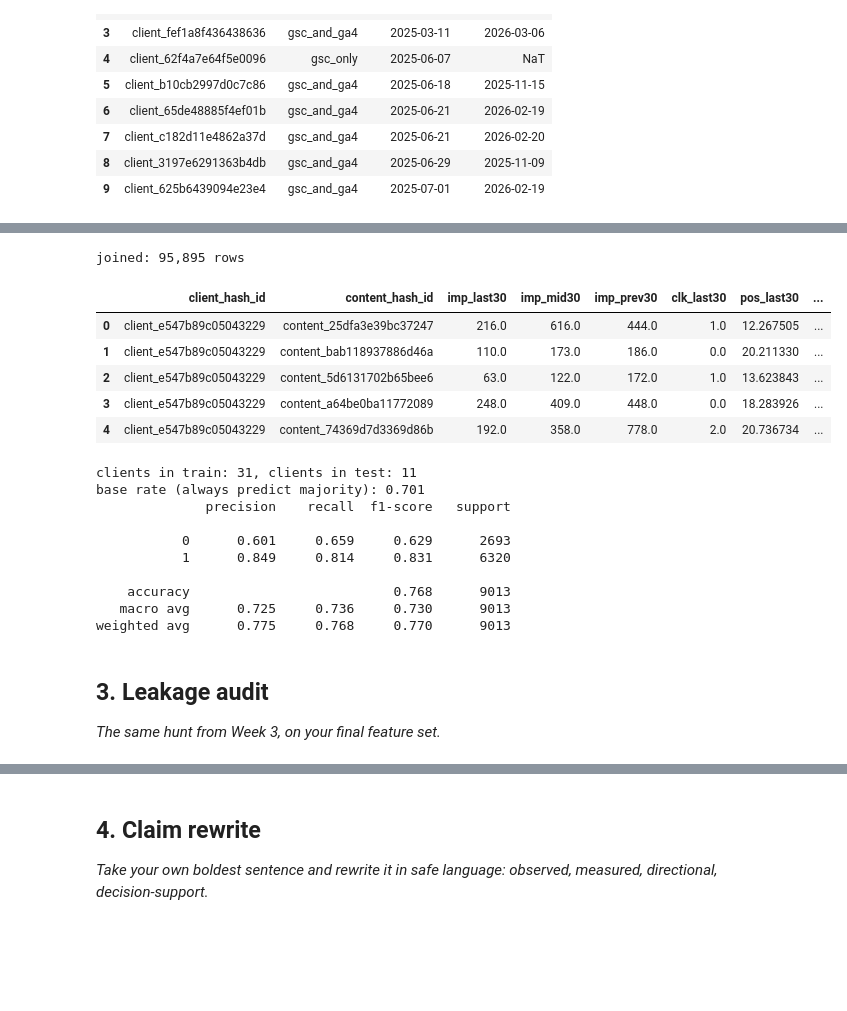
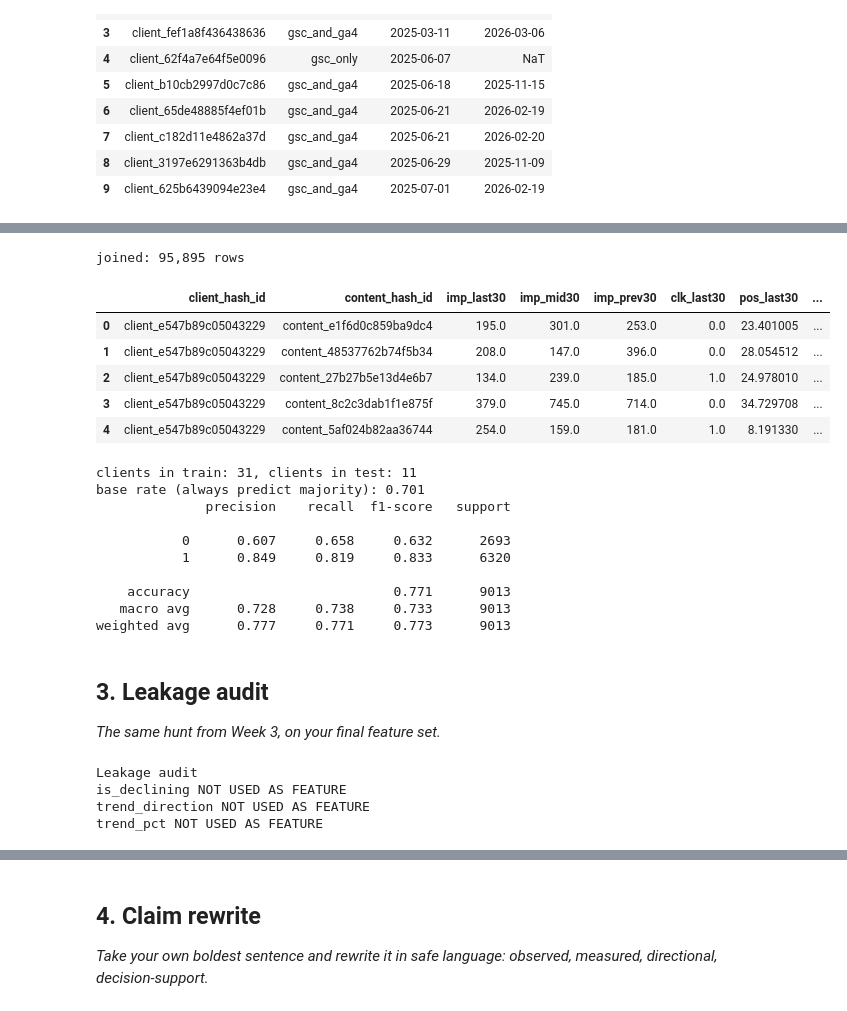
Before and after one commit to Sudharshansirikonda/flyrank-ml-internship-starter, a Jupyter notebook: work/notebooks/w06_validation_audit.ipynb, the cells around one changed output, grey strips where cells are left out. Cells and saved outputs as stored; diff of their text form; code cells hidden in the pictures; blank space fills up the shorter version.

```diff
--- a/work/notebooks/w06_validation_audit.ipynb
+++ b/work/notebooks/w06_validation_audit.ipynb
@@ -216,38 +352,44 @@ pos_volatility = con.sql(f"""
     )
     SELECT f.content_hash_id,
            STDDEV_POP(f.gsc_avg_position) AS pos_volatility_last30
     FROM {TABLES['fact_daily']} f, bounds b
     WHERE f.report_date > b.end_d - INTERVAL 30 DAY
     GROUP BY 1
 """).df()
 
 qsignals = con.sql(f"""
     SELECT content_hash_id,
            ANY_VALUE(content_visible_query_count)     AS visible_queries,
            ANY_VALUE(rare_impressions_share)          AS rare_share,
            ANY_VALUE(anonymized_impressions_share)    AS anon_share,
            MAX(impressions_90d)                       AS top_query_impressions,
            SUM(impressions_90d)                       AS kept_impressions
     FROM {TABLES['fact_query_90d']}
     GROUP BY content_hash_id
 """).df()
 
 qsignals['top_query_share'] = qsignals['top_query_impressions'] / qsignals['kept_impressions']
 
 data_90d = (features_90d
             .merge(qsignals, on='content_hash_id', how='left')
             .merge(pos_volatility, on='content_hash_id', how='left'))
 
+data_90d['is_declining'] = (data_90d['imp_last30'] < 0.8 * data_90d['imp_mid30']).astype(int)
+
+feature_cols_90d = ['imp_mid30', 'visible_queries', 'rare_share', 'anon_share',
+                     'top_query_share', 'pos_volatility_last30']
+model_data_90d = data_90d.dropna(subset=feature_cols_90d)
+
 print(f'joined: {len(data_90d):,} rows')
 data_90d.head()
 # %% [output]
 joined: 95,895 rows
 |  | client_hash_id | content_hash_id | imp_last30 | imp_mid30 | imp_prev30 | clk_last30 | pos_last30 | ... |
-| 0 | client_e547b89c05043229 | content_25dfa3e39bc37247 | 216.0 | 616.0 | 444.0 | 1.0 | 12.267505 | ... |
-| 1 | client_e547b89c05043229 | content_bab118937886d46a | 110.0 | 173.0 | 186.0 | 0.0 | 20.211330 | ... |
-| 2 | client_e547b89c05043229 | content_5d6131702b65bee6 | 63.0 | 122.0 | 172.0 | 1.0 | 13.623843 | ... |
-| 3 | client_e547b89c05043229 | content_a64be0ba11772089 | 248.0 | 409.0 | 448.0 | 0.0 | 18.283926 | ... |
-| 4 | client_e547b89c05043229 | content_74369d7d3369d86b | 192.0 | 358.0 | 778.0 | 2.0 | 20.736734 | ... |
+| 0 | client_e547b89c05043229 | content_e1f6d0c859ba9dc4 | 195.0 | 301.0 | 253.0 | 0.0 | 23.401005 | ... |
+| 1 | client_e547b89c05043229 | content_48537762b74f5b34 | 208.0 | 147.0 | 396.0 | 0.0 | 28.054512 | ... |
+| 2 | client_e547b89c05043229 | content_27b27b5e13d4e6b7 | 134.0 | 239.0 | 185.0 | 1.0 | 24.978010 | ... |
+| 3 | client_e547b89c05043229 | content_8c2c3dab1f1e875f | 379.0 | 745.0 | 714.0 | 0.0 | 34.729708 | ... |
+| 4 | client_e547b89c05043229 | content_5af024b82aa36744 | 254.0 | 159.0 | 181.0 | 1.0 | 8.191330 | ... |
 # %%
 from sklearn.model_selection import GroupShuffleSplit
 from sklearn.ensemble import RandomForestClassifier
@@ -282,13 +424,32 @@ clients in train: 31, clients in test: 11
 base rate (always predict majority): 0.701
               precision    recall  f1-score   support
 
-           0      0.601     0.659     0.629      2693
-           1      0.849     0.814     0.831      6320
+           0      0.607     0.658     0.632      2693
+           1      0.849     0.819     0.833      6320
 
-    accuracy                          0.768      9013
-   macro avg      0.725     0.736     0.730      9013
-weighted avg      0.775     0.768     0.770      9013
+    accuracy                          0.771      9013
+   macro avg      0.728     0.738     0.733      9013
+weighted avg      0.777     0.771     0.773      9013
 # %% [markdown]
 ## 3. Leakage audit
 
 *The same hunt from Week 3, on your final feature set.*
+# %%
+dangerous_features = [
+    "is_declining",
+    "trend_direction",
+    "trend_pct"
+]
+
+print("Leakage audit")
+
+for feature in dangerous_features:
+    print(
+        feature,
+        "USED AS FEATURE:" if feature in feature_cols_90d else "NOT USED AS FEATURE"
+    )
+# %% [output]
+Leakage audit
+is_declining NOT USED AS FEATURE
+trend_direction NOT USED AS FEATURE
+trend_pct NOT USED AS FEATURE
```
Also changed, not shown: parts of 18 cells of this notebook.
